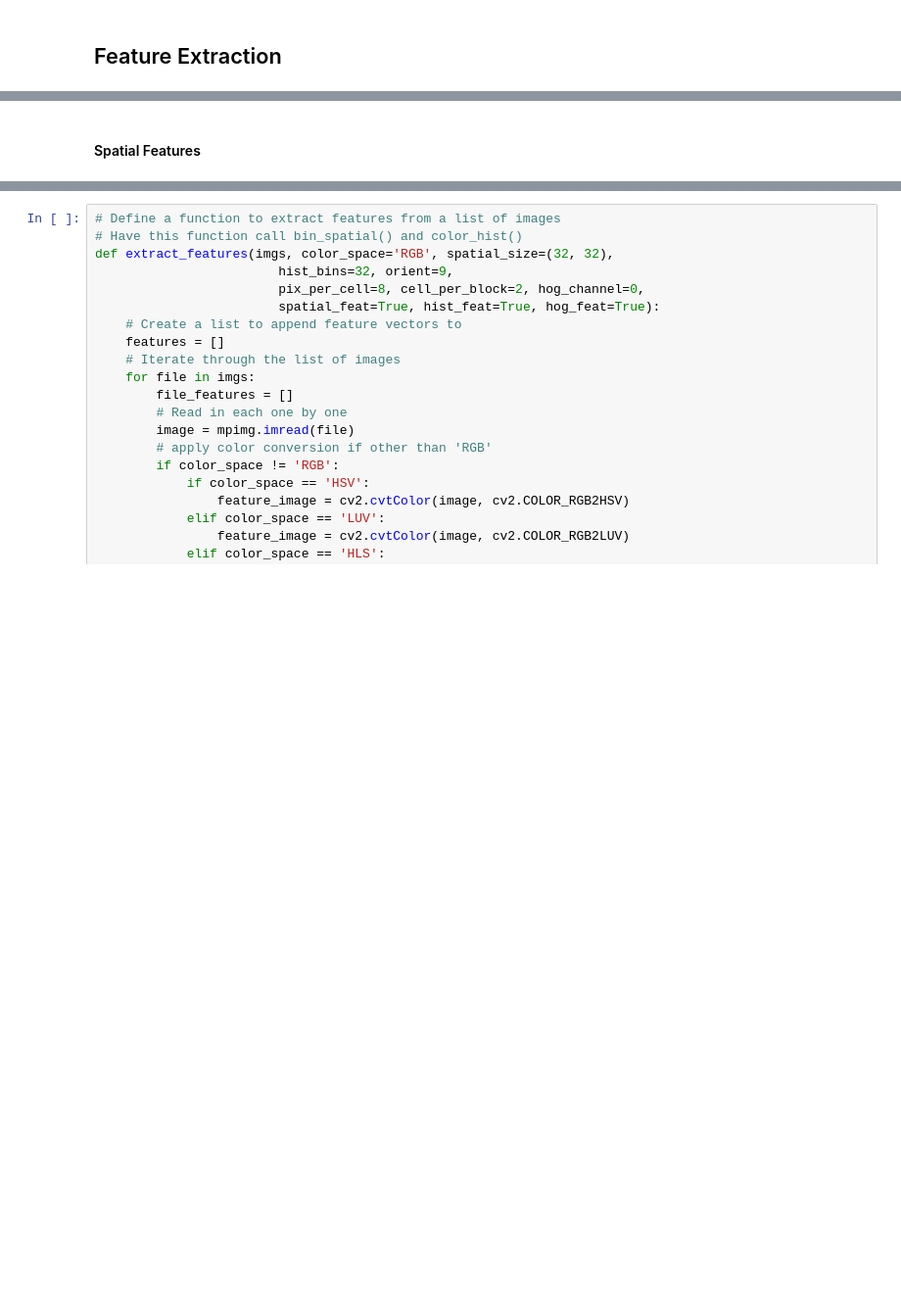
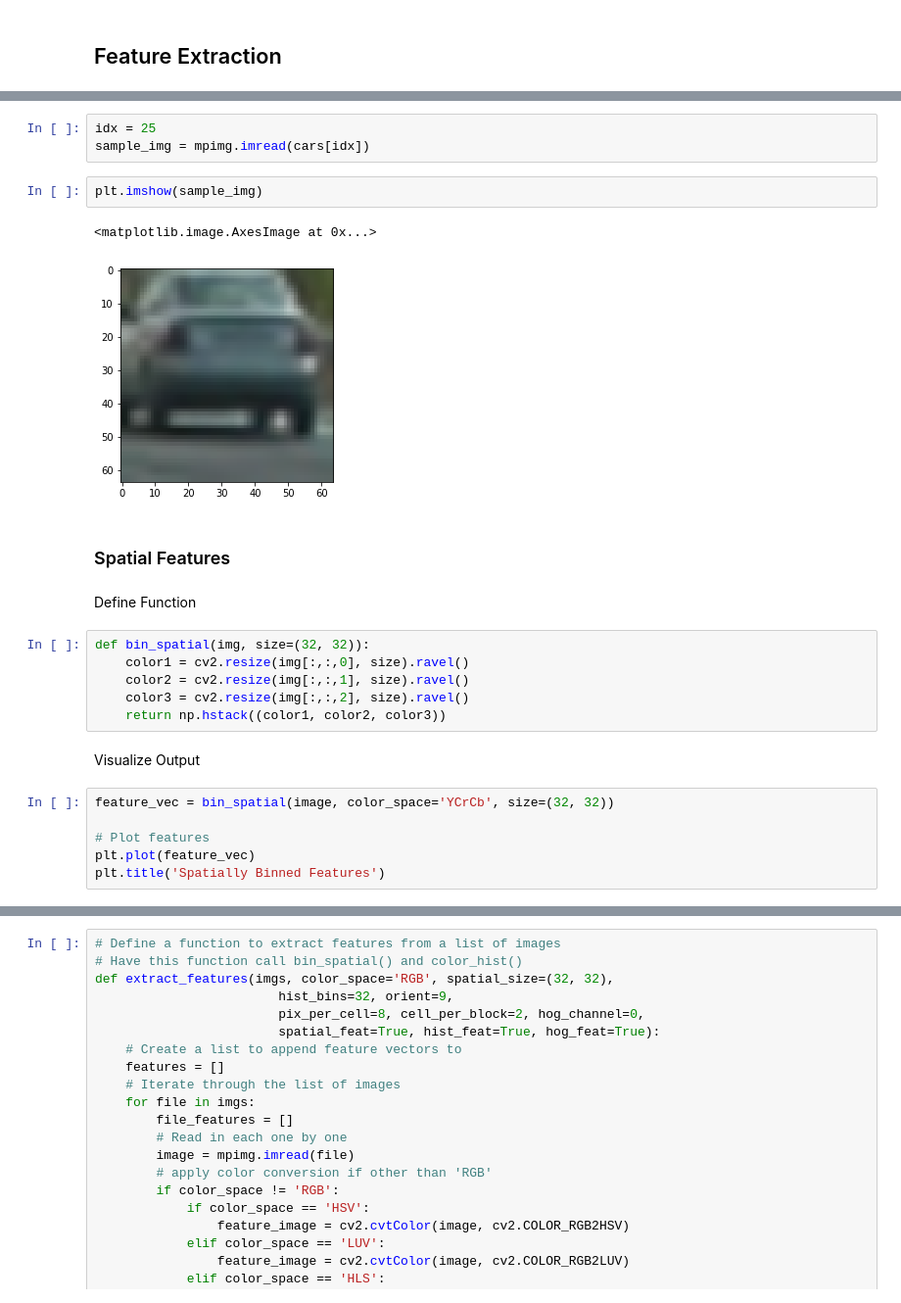
Before and after one commit to phillipsscott/carnd1.P5_Vehicle_Detection_and_Tracking, a Jupyter notebook: VehicleDetection.ipynb, the cells around one changed output, grey strips where cells are left out. Shown at 98% size. Drawn from its saved outputs; the diff is of its cells as text; blank space fills up the shorter version.

```diff
--- a/VehicleDetection.ipynb
+++ b/VehicleDetection.ipynb
@@ -128,3 +170,27 @@ def color_hist(img, nbins=32):    #bins_range=(0, 256)
+# %%
+idx = 25
+sample_img = mpimg.imread(cars[idx])
+# %%
+plt.imshow(sample_img)
+# %% [output]
+<matplotlib.image.AxesImage at 0x...>
+[figure, added]
 # %% [markdown]
-#### Spatial Features
+### Spatial Features
+# %% [markdown]
+Define Function
+# %%
+def bin_spatial(img, size=(32, 32)):
+    color1 = cv2.resize(img[:,:,0], size).ravel()
+    color2 = cv2.resize(img[:,:,1], size).ravel()
+    color3 = cv2.resize(img[:,:,2], size).ravel()
+    return np.hstack((color1, color2, color3))
+# %% [markdown]
+Visualize Output
+# %%
+feature_vec = bin_spatial(image, color_space='YCrCb', size=(32, 32))
+
+# Plot features
+plt.plot(feature_vec)
+plt.title('Spatially Binned Features')
 # %% [markdown]
```
Also changed, not shown: parts of 28 cells of this notebook.
